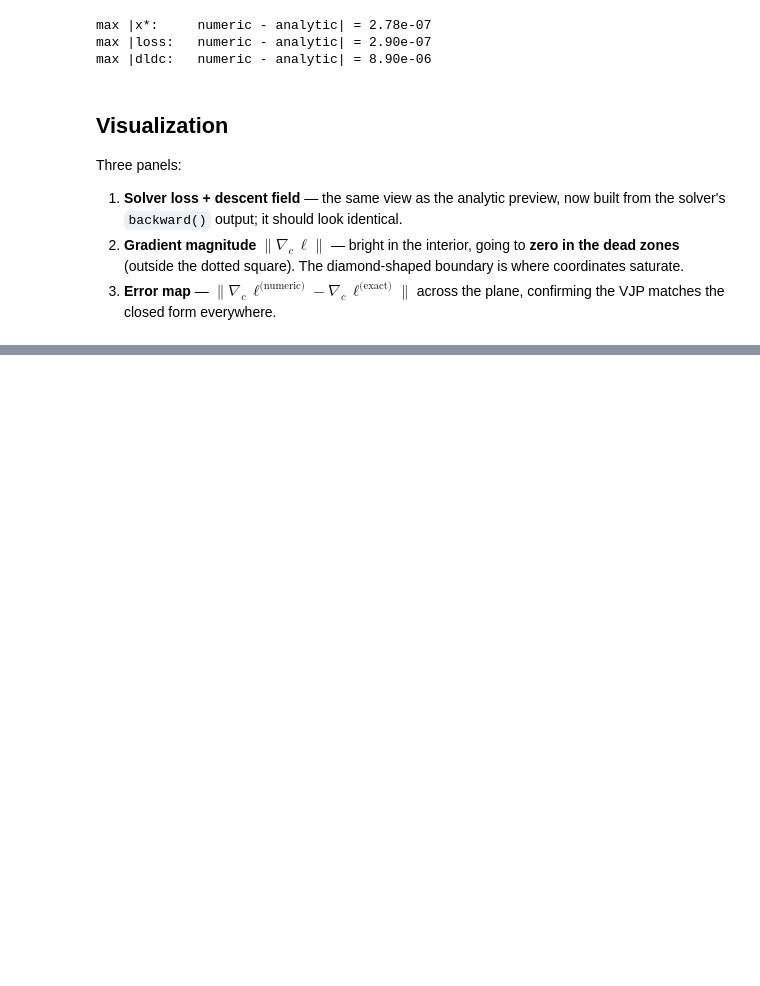
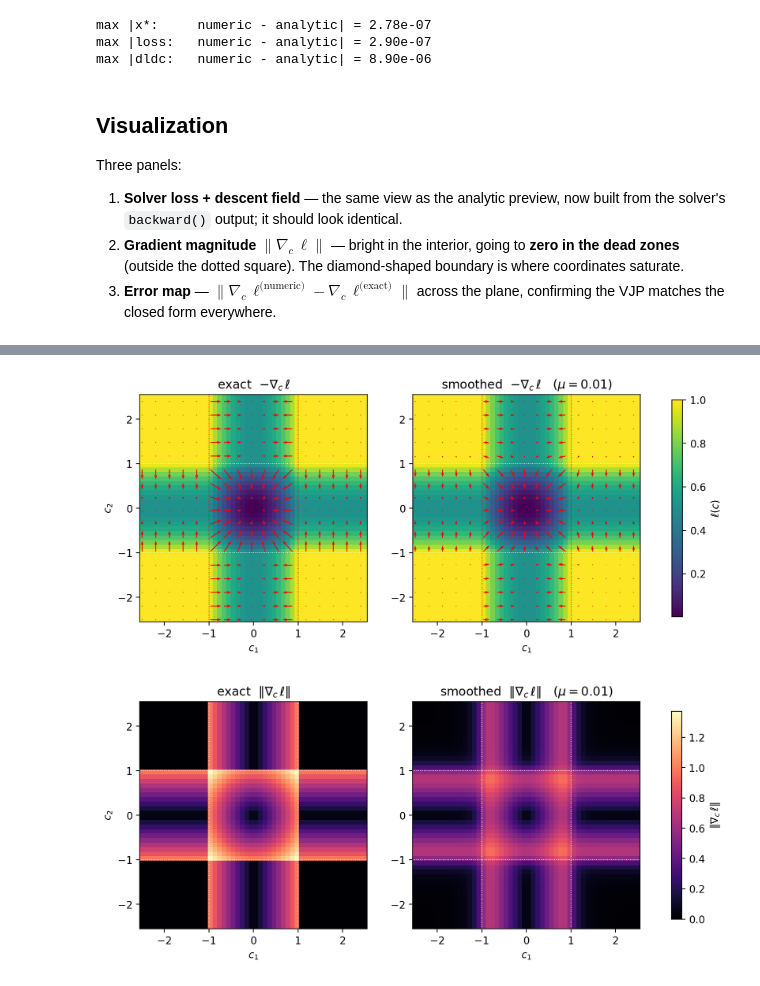
Before and after one commit to PREDICT-EPFL/cupiqp, a Jupyter notebook: examples/differentiable_qp_2d.ipynb, the cells around one changed output, grey strips where cells are left out. Drawn from its saved outputs; the diff is of its cells as text; code cells hidden in the pictures; blank space fills up the shorter version.

```diff
--- a/examples/differentiable_qp_2d.ipynb
+++ b/examples/differentiable_qp_2d.ipynb
@@ -226,0 +274,44 @@ plt.show()
+# %%
+# Full-grid descent field -grad_c l: exact (vanishes in the dead zones) vs smoothed.
+mu = 1e-2
+grad_smoothed = smoothed_grad_c(c_grid, mu)
+loss_grid = loss_analytic.reshape(grid_side, grid_side)
+g1_exact = grad_analytic[:, 0].reshape(grid_side, grid_side)
+g2_exact = grad_analytic[:, 1].reshape(grid_side, grid_side)
+g1_smooth = grad_smoothed[:, 0].reshape(grid_side, grid_side)
+g2_smooth = grad_smoothed[:, 1].reshape(grid_side, grid_side)
+
+step = 3   # subsample arrows for readability
+fig, axes = plt.subplots(1, 2, figsize=(11, 4.8))
+panels = ((axes[0], g1_exact,  g2_exact,  r'exact  $-\nabla_c\,\ell$'),
+          (axes[1], g1_smooth, g2_smooth, fr'smoothed  $-\nabla_c\,\ell$   ($\mu={mu:g}$)'))
+for ax, g1, g2, title in panels:
+    im = ax.pcolormesh(C1, C2, loss_grid, shading='auto', cmap='viridis')
+    ax.quiver(C1[::step, ::step], C2[::step, ::step],
+              -g1[::step, ::step], -g2[::step, ::step],
+              color='r', scale=20, width=0.004)
+    for v in (-1.0, 1.0):
+        ax.axvline(v, color='r', lw=0.7, ls=':'); ax.axhline(v, color='w', lw=0.7, ls=':')
+    ax.set_xlabel('$c_1$'); ax.set_aspect('equal'); ax.set_title(title)
+axes[0].set_ylabel('$c_2$')
+fig.colorbar(im, ax=axes, label=r'$\ell(c)$', shrink=0.8)
+plt.show()
+
+
+# Gradient norm |grad_c l|: exact vs smoothed.
+mag_exact  = np.linalg.norm(grad_analytic, axis=1).reshape(grid_side, grid_side)
+mag_smooth = np.linalg.norm(grad_smoothed, axis=1).reshape(grid_side, grid_side)
+fig, axes = plt.subplots(1, 2, figsize=(11, 4.6))
+vmax = float(max(mag_exact.max(), mag_smooth.max()))
+for ax, mag, title in ((axes[0], mag_exact,  r'exact  $\|\nabla_c\,\ell\|$'),
+                       (axes[1], mag_smooth, fr'smoothed  $\|\nabla_c\,\ell\|$   ($\mu={mu:g}$)')):
+    im = ax.pcolormesh(C1, C2, mag, shading='auto', cmap='magma', vmin=0.0, vmax=vmax)
+    for v in (-1.0, 1.0):
+        ax.axvline(v, color='w', lw=0.7, ls=':'); ax.axhline(v, color='w', lw=0.7, ls=':')
+    ax.set_xlabel('$c_1$'); ax.set_aspect('equal'); ax.set_title(title)
+axes[0].set_ylabel('$c_2$')
+fig.colorbar(im, ax=axes, label=r'$\|\nabla_c\,\ell\|$', shrink=0.8)
+plt.show()
+# %% [output]
+[figure, added]
+[figure, added]
```
Also changed, not shown: parts of 6 cells of this notebook, 3 other files.
